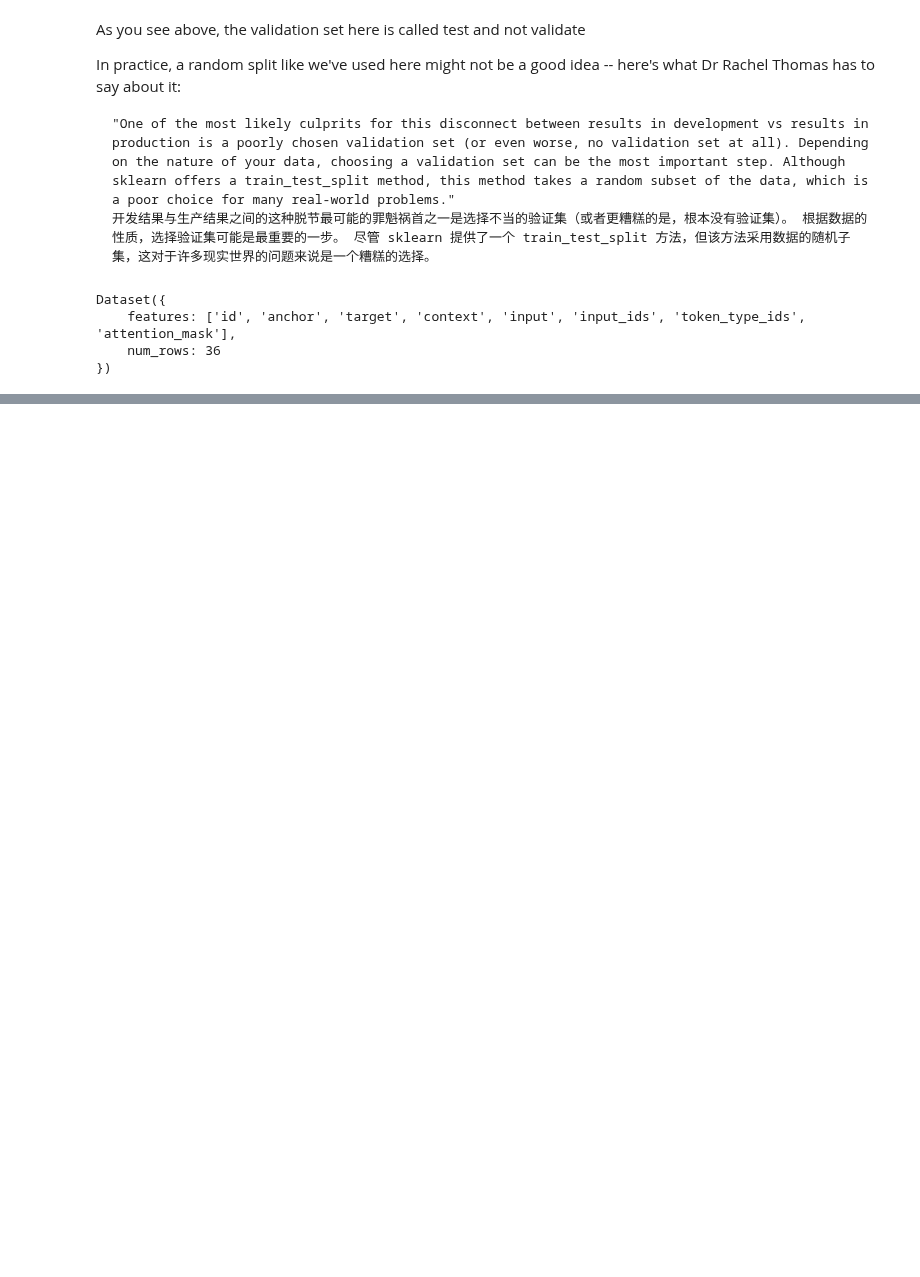
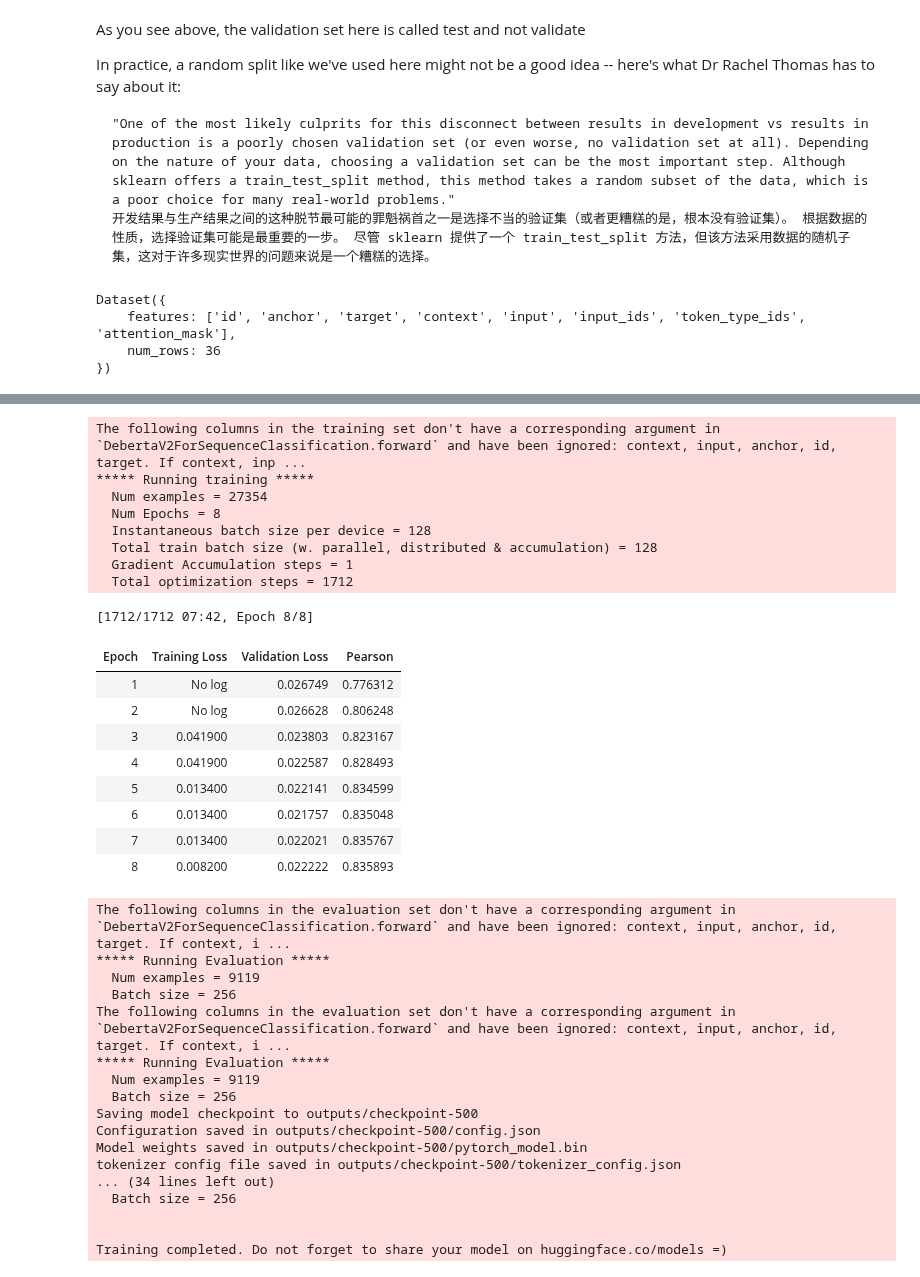
Before and after one commit to shadymcy/Tour-of-NLP, a Jupyter notebook: us-patent/us_patent.ipynb, the cells around one changed output, grey strips where cells are left out. Drawn from its saved outputs; the diff is of its cells as text; code cells hidden in the pictures; blank space fills up the shorter version.

```diff
--- a/us-patent/us_patent.ipynb
+++ b/us-patent/us_patent.ipynb
@@ -247,5 +252,8 @@ Dataset({
 })
 # %%
 from transformers import BertTokenizer
+from transformers import AutoModelForSequenceClassification,AutoTokenizer
 import torch
-tokenizer = BertTokenizer.from_pretrained('/content/drive/MyDrive/Colab Notebooks/dataset/BERT_model')
+Bmodel = '/content/drive/MyDrive/Colab Notebooks/dataset/BERT_model'
+model_nm = 'microsoft/deberta-v3-small'
+tokenizer = AutoTokenizer.from_pretrained(model_nm)
@@ -308,6 +313,8 @@ tok_ds[0]
   0,
   0,
   0]}
+# %%
+tok_ds = tok_ds.rename_columns({'score':'labels'})
 # %% [markdown]
 ## Test and validation sets
 # %%
@@ -360,0 +370,20 @@ Dataset({
+# %%
+def corr(x,y): return np.corrcoef(x,y)[0][1]
+def corr_d(eval_pred): return {'pearson': corr(*eval_pred)}
+# %%
+from transformers import TrainingArguments, Trainer, AutoModelForSequenceClassification
+bs = 128
+epochs = 8
+lr = 8e-5
+
+args = TrainingArguments('outputs', learning_rate = lr, warmup_ratio = 0.1,
+              lr_scheduler_type = 'cosine', fp16 = True,
+              evaluation_strategy = 'epoch', per_device_train_batch_size = bs,
+              per_device_eval_batch_size = bs * 2, num_train_epochs = epochs,
+              weight_decay = 0.01, report_to = 'none')
+
+
+model = AutoModelForSequenceClassification.from_pretrained(model_nm, num_labels = 1)
+trainer = Trainer(model, args, train_dataset = train_and_val['train'],
+          eval_dataset = train_and_val['test'], tokenizer = tokenizer,
+          compute_metrics = corr_d)
@@ -360,0 +408,38 @@ Dataset({
+# %%
+trainer.train();
+# %% [output]
+The following columns in the training set don't have a corresponding argument in `DebertaV2ForSequenceClassification.forward` and have been ignored: context, input, anchor, id, target. If context, inp ...
+***** Running training *****
+  Num examples = 27354
+  Num Epochs = 8
+  Instantaneous batch size per device = 128
+  Total train batch size (w. parallel, distributed & accumulation) = 128
+  Gradient Accumulation steps = 1
+  Total optimization steps = 1712
+[1712/1712 07:42, Epoch 8/8]
+| Epoch | Training Loss | Validation Loss | Pearson |
+| 1 | No log | 0.026749 | 0.776312 |
+| 2 | No log | 0.026628 | 0.806248 |
+| 3 | 0.041900 | 0.023803 | 0.823167 |
+| 4 | 0.041900 | 0.022587 | 0.828493 |
+| 5 | 0.013400 | 0.022141 | 0.834599 |
+| 6 | 0.013400 | 0.021757 | 0.835048 |
+| 7 | 0.013400 | 0.022021 | 0.835767 |
+| 8 | 0.008200 | 0.022222 | 0.835893 |
+The following columns in the evaluation set don't have a corresponding argument in `DebertaV2ForSequenceClassification.forward` and have been ignored: context, input, anchor, id, target. If context, i ...
+***** Running Evaluation *****
+  Num examples = 9119
+  Batch size = 256
+The following columns in the evaluation set don't have a corresponding argument in `DebertaV2ForSequenceClassification.forward` and have been ignored: context, input, anchor, id, target. If context, i ...
+***** Running Evaluation *****
+  Num examples = 9119
+  Batch size = 256
+Saving model checkpoint to outputs/checkpoint-500
+Configuration saved in outputs/checkpoint-500/config.json
+Model weights saved in outputs/checkpoint-500/pytorch_model.bin
+tokenizer config file saved in outputs/checkpoint-500/tokenizer_config.json
+... (34 lines left out)
+  Batch size = 256
+
+
+Training completed. Do not forget to share your model on huggingface.co/models =)
```
Also changed, not shown: parts of 13 cells of this notebook.
